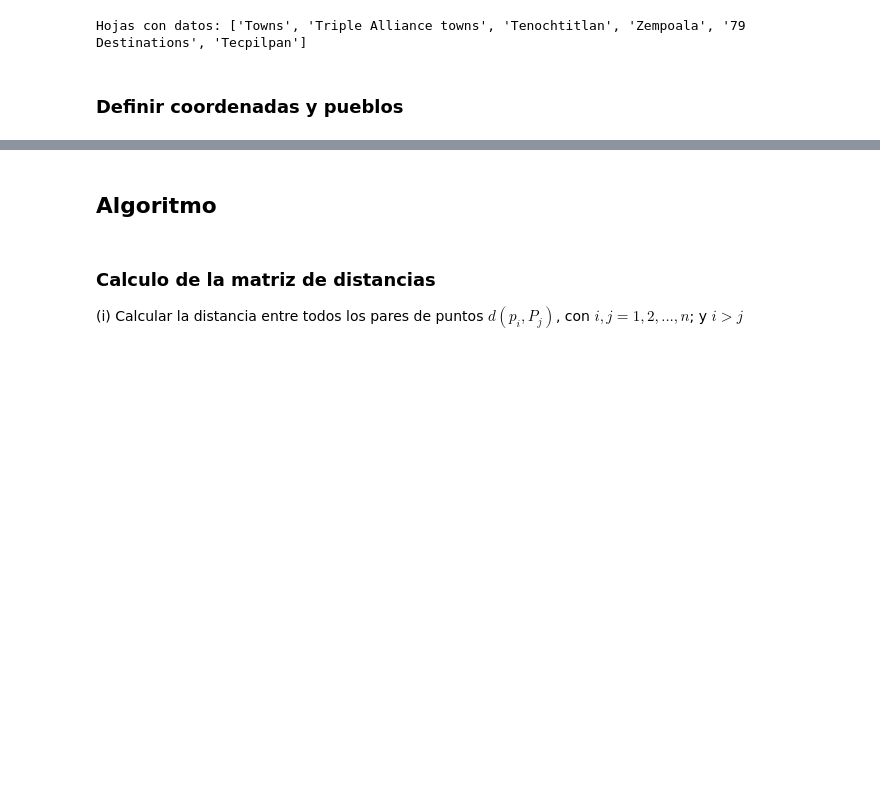
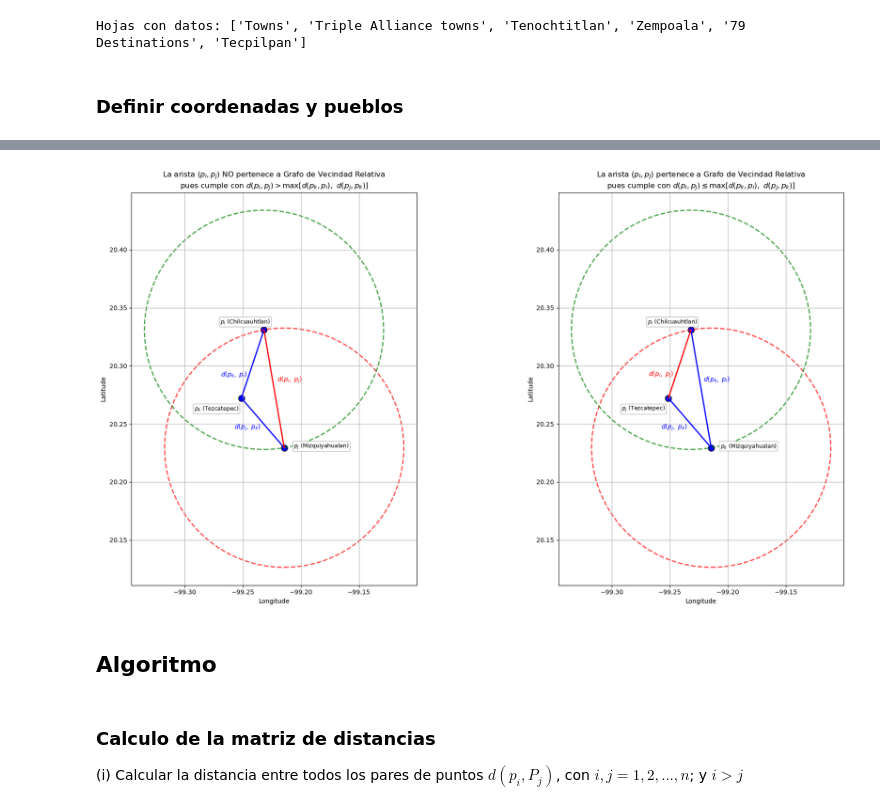
Before and after one commit to SaraLuzVC/Tesis-ITAM, a Jupyter notebook: Notebooks/Algoritmo_Naive.ipynb, the cells around one changed output, grey strips where cells are left out. Cells and saved outputs as stored; diff of their text form; code cells hidden in the pictures; blank space fills up the shorter version.

```diff
--- a/Notebooks/Algoritmo_Naive.ipynb
+++ b/Notebooks/Algoritmo_Naive.ipynb
@@ -70,19 +69,21 @@ radius = np.linalg.norm(chalco - tlalmanalco)
 # Get index of each point in selected_names
 idx_mizqui = np.where(selected_names == 'Mizquiyahualan')[0][0]
 idx_tezca = np.where(selected_names == 'Tezcatepec')[0][0]
-idx_tezonte = np.where(selected_names == 'Tezontepec 2 (de Aldama); Teçuntepeque')[0][0]
+# idx_tezonte = np.where(selected_names == 'Tezontepec 2 (de Aldama); Teçuntepeque')[0][0]
 idx_chilcua = np.where(selected_names == 'Chilcuauhtlan')[0][0]
 
-# Triangle 1 coordinates
+# === Triangle 1 ===
 triangle1_coords = np.array([
-    selected_coords[idx_mizqui],
-    selected_coords[idx_tezca],
-    selected_coords[idx_chilcua]
+    selected_coords[idx_mizqui],      # index 0: j
+    selected_coords[idx_tezca],       # index 1: k
+    selected_coords[idx_chilcua]      # index 2: i
 ])
+triangle1_roles = [('j', 'Mizquiyahualan'), ('k', 'Tezcatepec'), ('i', 'Chilcuauhtlan')]
 
-# Triangle 2 coordinates
+# === Triangle 2 ===
 triangle2_coords = np.array([
-    selected_coords[idx_mizqui],
-    selected_coords[idx_tezonte],
-    selected_coords[idx_chilcua]
+    selected_coords[idx_tezca],       # index 0: j
+    selected_coords[idx_mizqui],      # index 1: k
+    selected_coords[idx_chilcua]      # index 2: i
 ])
+triangle2_roles = [('j', 'Tezcatepec'), ('k', 'Mizquiyahualan'), ('i', 'Chilcuauhtlan')]
@@ -137,3 +208,41 @@ plt.show()
+# %%
+import matplotlib.pyplot as plt
+
+# Crear los subplots
+fig, (ax1, ax2) = plt.subplots(1, 2, figsize=(20, 10))
+
+# Primer gráfico — d(p_i, p_j) es entre Mizquiyahualan y Chilcuauhtlan
+plot_triangle_with_labels(
+    ax1,
+    triangle_coords=triangle1_coords,
+    triangle_roles=triangle1_roles,
+    title="La arista $(p_i, p_j)$ NO pertenece a Grafo de Vecindad Relativa\npues cumple con $d(p_i, p_j) > \\max[d(p_k, p_i),\ d(p_j, p_k)]$",
+    mizqui=mizqui,
+    chilcua=chilcua,
+    radius=radius,
+    ij_edge=(0, 2),
+    node_label_offsets=node_label_offsets1,
+    edge_label_offsets=edge_label_offsets1
+)
+
+# Segundo gráfico — d(p_i, p_j) es entre Chilcuauhtlan y Tezcatepec
+plot_triangle_with_labels(
+    ax2,
+    triangle_coords=triangle2_coords,
+    triangle_roles=triangle2_roles,
+    title="La arista $(p_i, p_j)$ pertenece a Grafo de Vecindad Relativa\npues cumple con $d(p_i, p_j) \\leq \\max[d(p_k, p_i),\ d(p_j, p_k)]$",
+    mizqui=mizqui,
+    chilcua=chilcua,
+    radius=radius,
+    ij_edge=(0, 2),
+    node_label_offsets=node_label_offsets2,
+    edge_label_offsets=edge_label_offsets2
+)
+
+plt.tight_layout()
+plt.show()
+# %% [output]
+[figure, added]
 # %% [markdown]
 ## Algoritmo
 # %% [markdown]
```
Also changed, not shown: parts of 13 cells of this notebook, 1 other file.
